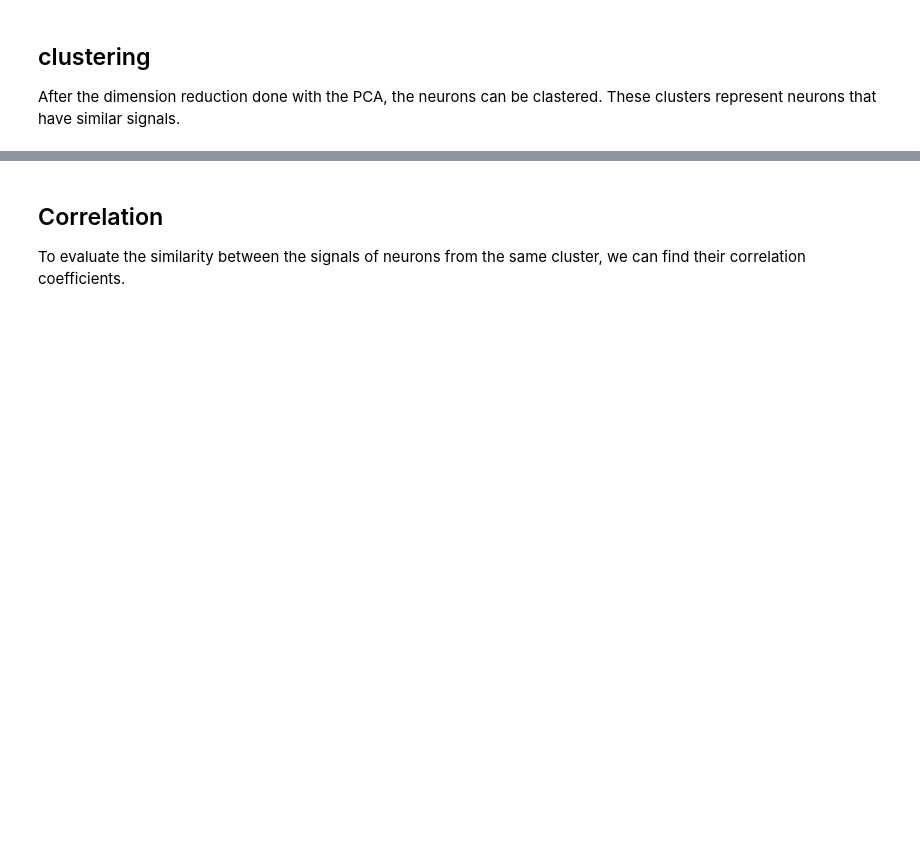
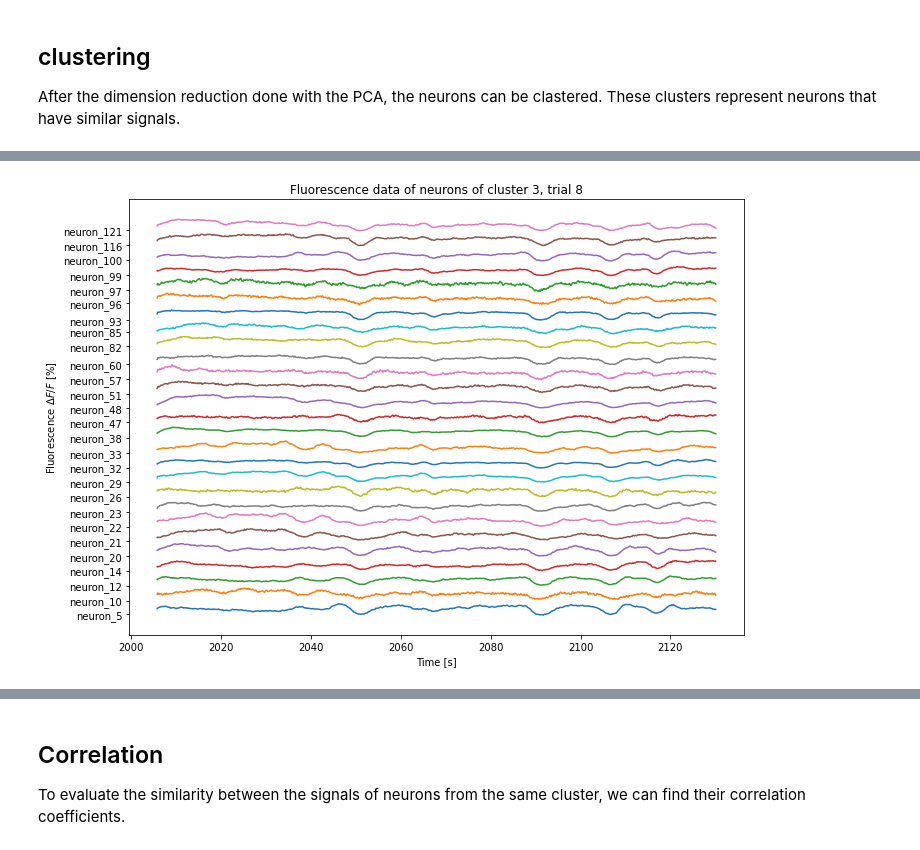
Before and after one commit to Blaise-g/super-duper-Cobar, a Jupyter notebook: Clean.ipynb, the cells around one changed output, grey strips where cells are left out. Cells and saved outputs as stored; diff of their text form; code cells hidden in the pictures; blank space fills up the shorter version.

```diff
--- a/Clean.ipynb
+++ b/Clean.ipynb
@@ -70,6 +70,7 @@ filtered_neural_df = neural_dF_F(filtered_neural_df)
 # %%
 # Global Parameters
 nb_trials = 12
+frames_in_trial = 4040
 
 #time vector
 t = filtered_neural_df["t"]
@@ -205,0 +298,31 @@ GMM_labels, GMM_names = GMM_cluster(X_new, nb_components=5, plot=True)
+# %%
+# compare neuronal activity of neurons of the same cluster: trial 8 (first half)
+trial = 8
+frame_i = int(frames_in_trial*(trial))
+frame_f = int(frames_in_trial*(trial+0.5))
+
+fig, ax = plt.subplots(figsize = (10,7))
+
+ytick = []
+neurons_cluster = np.where(kmeans_labels == kmeans_names[3])[0]
+for i,neuro_id in enumerate(neurons_cluster):
+    neural_signals_neuron_i = X_norm[:,neuro_id]
+    #plt.plot(time[time.index.get_level_values("Trial")==8], i*5 + neural_signals_neuron_i[4040*8:4040*9], label = 'neuron_' + str(neuro_id))
+    plt.plot(time.iloc[frame_i:frame_f], i*5 + neural_signals_neuron_i[frame_i:frame_f], label = 'neuron_' + str(neuro_id))
+
+    #frames_in_trial
+    ytick.append(i*5 + neural_signals_neuron_i[0])
+
+plt.ylabel('Fluorescence $\Delta F/F$ [%]')
+plt.xlabel('Time [s]')
+plt.title('Fluorescence data of neurons of cluster 3, trial 8')
+
+plt.yticks(np.array(ytick))
+neuron_names = ['neuron_' + str(i) for i in neurons_cluster]
+ax.set_yticklabels(neuron_names)
+
+plt.tight_layout()
+plt.show()
+fig.savefig('report_images/cluster3_signal.png')
+# %% [output]
+[figure, added]
```
Also changed, not shown: parts of 15 cells of this notebook.
